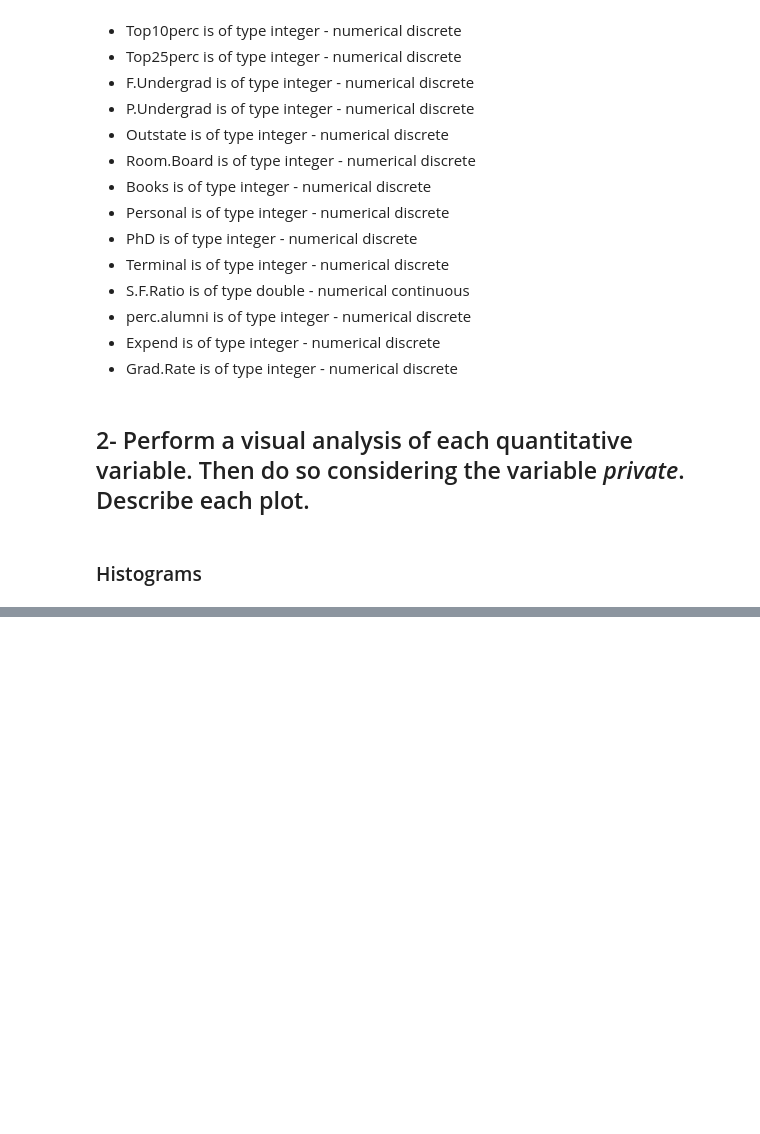
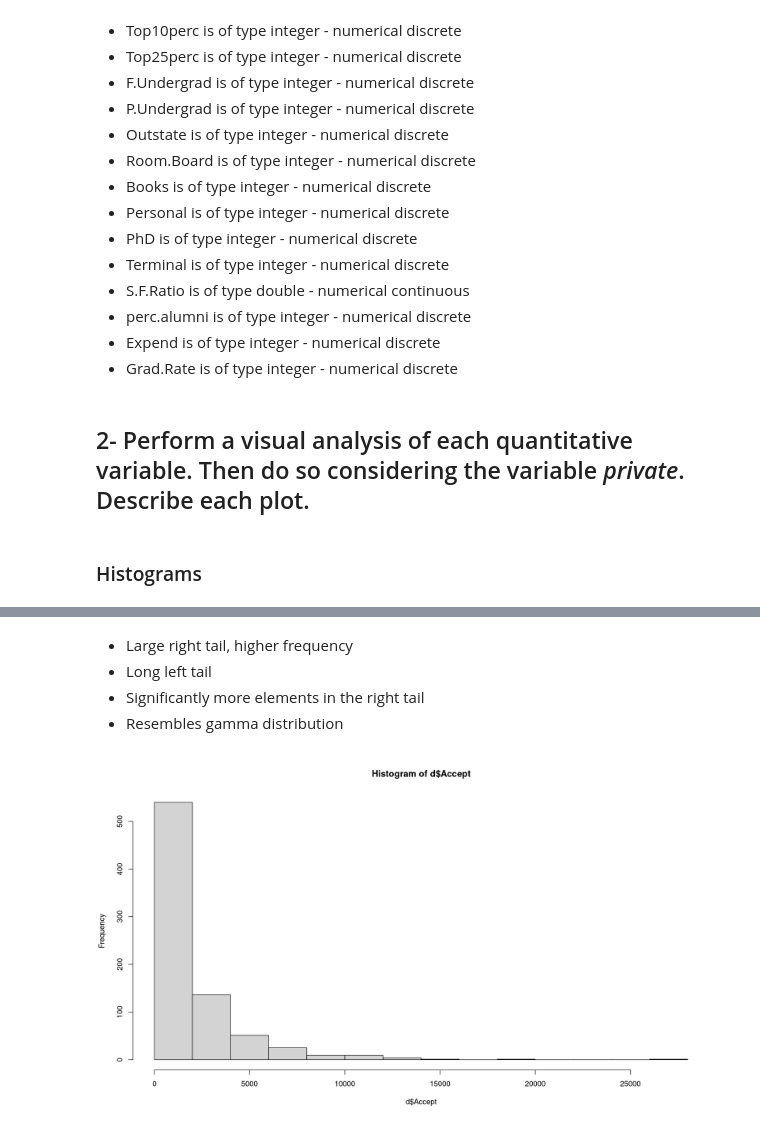
Before and after one commit to dreth/UC3MMultivariateAnalysis, a Jupyter notebook: Topic 1/Exercise 1/Exercise_1.ipynb, the cells around one changed output, grey strips where cells are left out. Drawn from its saved outputs; the diff is of its cells as text; code cells hidden in the pictures; blank space fills up the shorter version.

```diff
--- a/Topic 1/Exercise 1/Exercise_1.ipynb
+++ b/Topic 1/Exercise 1/Exercise_1.ipynb
@@ -60,0 +65,10 @@ hist(d$Apps)
+# %% [markdown]
+- Large right tail, higher frequency
+- Long left tail
+- Significantly more elements in the right tail
+- Resembles gamma distribution
+# %%
+# Accept
+hist(d$Accept)
+# %% [output]
+[figure, added]
```
Also changed, not shown: parts of 38 cells of this notebook.
